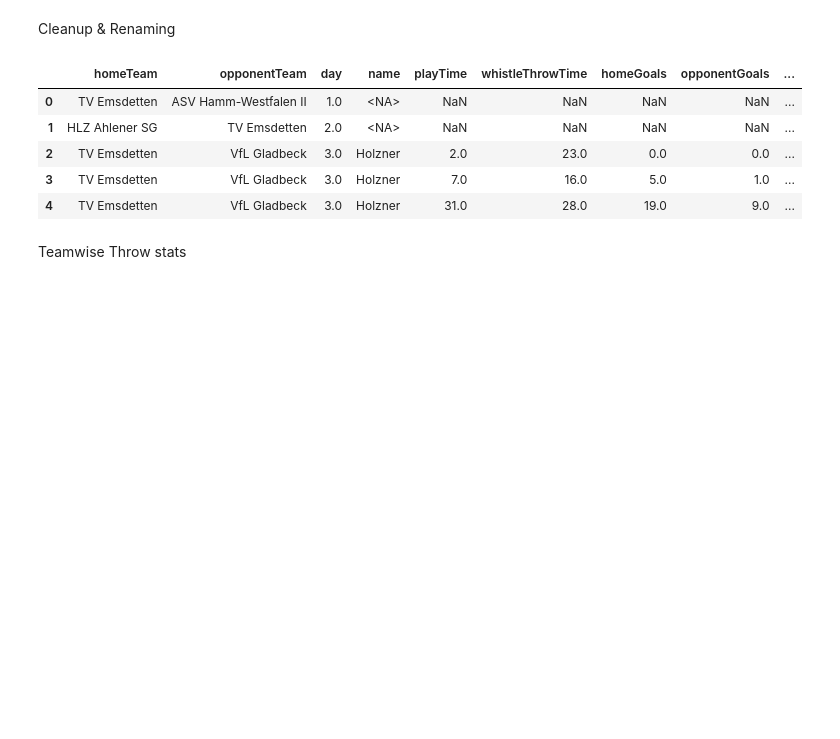
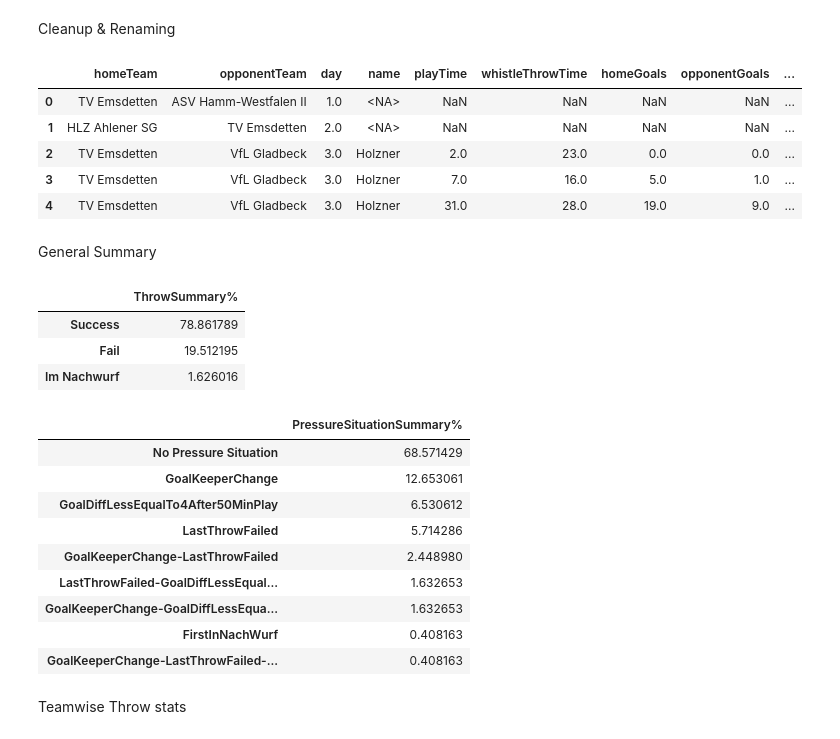
Before and after one commit to nayansavaliya/handball-data-science, a Jupyter notebook: src/league3v4.ipynb, the cells around one changed output. Saved outputs shown, nothing was run; the diff lists cells and outputs as text; code cells hidden in the pictures; blank space fills up the shorter version.

```diff
--- a/src/league3v1.ipynb
+++ b/src/league3v4.ipynb
@@ -52,6 +52,48 @@ df.head()
 | 2 | TV Emsdetten | VfL Gladbeck | 3.0 | Holzner | 2.0 | 23.0 | 0.0 | 0.0 | ... |
 | 3 | TV Emsdetten | VfL Gladbeck | 3.0 | Holzner | 7.0 | 16.0 | 5.0 | 1.0 | ... |
 | 4 | TV Emsdetten | VfL Gladbeck | 3.0 | Holzner | 31.0 | 28.0 | 19.0 | 9.0 | ... |
+# %% [markdown]
+General Summary
+# %%
+throwSummary = df['throwSuccess'].copy()
+throwSummary.replace(1.0, 'Success',inplace=True)
+throwSummary.replace(0.0, 'Fail',inplace=True)
+throwSummary.replace(2.0, 'Im Nachwurf',inplace=True)
+throwSummary.dropna(inplace=True)
+throwSummary
+throwSummary =pd.DataFrame(throwSummary.value_counts(normalize=True)*100)
+throwSummary.columns = ['ThrowSummary%']
+throwSummary
+# %% [output]
+|  | ThrowSummary% |
+| Success | 78.861789 |
+| Fail | 19.512195 |
+| Im Nachwurf | 1.626016 |
+# %%
+ps = df['pressureSituation'].copy()
+ps.dropna(inplace=True)
+X_ps = ['No Pressure Situation','GoalKeeperChange','LastThrowFailed',
+     'GoalDiffLessEqualTo4After50MinPlay','GoalKeeperChange-LastThrowFailed',
+     'GoalKeeperChange-GoalDiffLessEqualTo4After50MinPlay','LastThrowFailed-GoalDiffLessEqualTo4After50MinPlay',
+     'GoalKeeperChange-LastThrowFailed-GoalDiffLessEqualTo4After50MinPlay',
+     'FirstInNachWurf']
+for i,s in enumerate(X_ps):
+    ps.replace(i, s,inplace=True)
+
+ps =pd.DataFrame(ps.value_counts(normalize=True)*100)
+ps.columns = ['PressureSituationSummary%']
+ps
+# %% [output]
+|  | PressureSituationSummary% |
+| No Pressure Situation | 68.571429 |
+| GoalKeeperChange | 12.653061 |
+| GoalDiffLessEqualTo4After50MinPlay | 6.530612 |
+| LastThrowFailed | 5.714286 |
+| GoalKeeperChange-LastThrowFailed | 2.448980 |
+| LastThrowFailed-GoalDiffLessEqual... | 1.632653 |
+| GoalKeeperChange-GoalDiffLessEqua... | 1.632653 |
+| FirstInNachWurf | 0.408163 |
+| GoalKeeperChange-LastThrowFailed-... | 0.408163 |
 # %% [markdown]
 Teamwise Throw stats
 # %%
```
Also changed, not shown: parts of 2 cells of this notebook, 4 other files.
